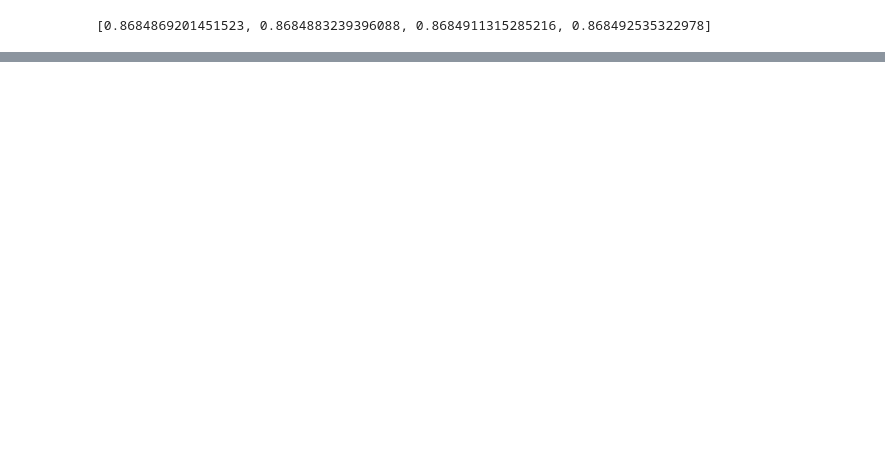
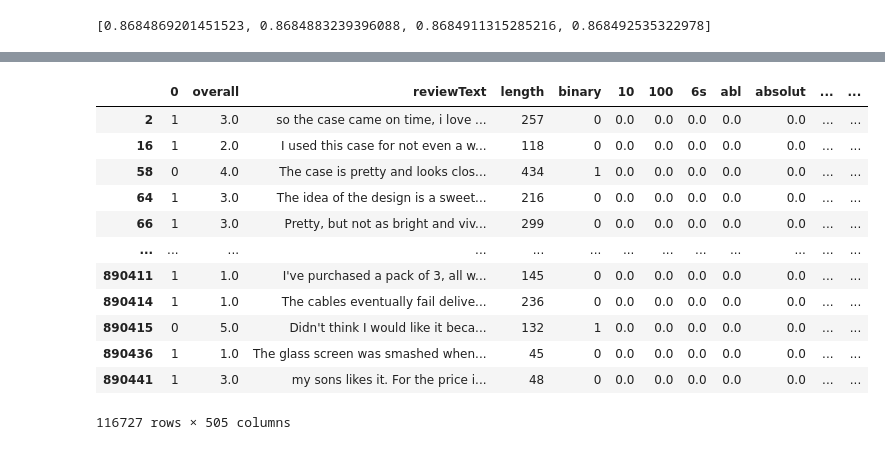
Before and after one commit to 0smee/nlp-capstone, a Jupyter notebook: notebooks/basic-logistic.ipynb, the cells around one changed output, grey strips where cells are left out. Saved outputs shown, nothing was run; the diff lists cells and outputs as text; code cells hidden in the pictures; blank space fills up the shorter version.

```diff
--- a/notebooks/basic-logistic.ipynb
+++ b/notebooks/basic-logistic.ipynb
@@ -111,0 +169,18 @@ decision_tree_classifier = pipe[-1]
+# %%
+incorrect_guesses = df["binary"] != y_pred_baseline
+incorrect_v = pd.Series(y_pred_baseline)[incorrect_guesses]
+pd.concat([pd.Series(incorrect_v),df[incorrect_guesses]], axis=1)
+# %% [output]
+|  | 0 | overall | reviewText | length | binary | 10 | 100 | 6s | abl | absolut | ... | ... |
+| 2 | 1 | 3.0 | so the case came on time, i love ... | 257 | 0 | 0.0 | 0.0 | 0.0 | 0.0 | 0.0 | ... | ... |
+| 16 | 1 | 2.0 | I used this case for not even a w... | 118 | 0 | 0.0 | 0.0 | 0.0 | 0.0 | 0.0 | ... | ... |
+| 58 | 0 | 4.0 | The case is pretty and looks clos... | 434 | 1 | 0.0 | 0.0 | 0.0 | 0.0 | 0.0 | ... | ... |
+| 64 | 1 | 3.0 | The idea of the design is a sweet... | 216 | 0 | 0.0 | 0.0 | 0.0 | 0.0 | 0.0 | ... | ... |
+| 66 | 1 | 3.0 | Pretty, but not as bright and viv... | 299 | 0 | 0.0 | 0.0 | 0.0 | 0.0 | 0.0 | ... | ... |
+| ... | ... | ... | ... | ... | ... | ... | ... | ... | ... | ... | ... | ... |
+| 890411 | 1 | 1.0 | I've purchased a pack of 3, all w... | 145 | 0 | 0.0 | 0.0 | 0.0 | 0.0 | 0.0 | ... | ... |
+| 890414 | 1 | 1.0 | The cables eventually fail delive... | 236 | 0 | 0.0 | 0.0 | 0.0 | 0.0 | 0.0 | ... | ... |
+| 890415 | 0 | 5.0 | Didn't think I would like it beca... | 132 | 1 | 0.0 | 0.0 | 0.0 | 0.0 | 0.0 | ... | ... |
+| 890436 | 1 | 1.0 | The glass screen was smashed when... | 45 | 0 | 0.0 | 0.0 | 0.0 | 0.0 | 0.0 | ... | ... |
+| 890441 | 1 | 3.0 | my sons likes it. For the price i... | 48 | 0 | 0.0 | 0.0 | 0.0 | 0.0 | 0.0 | ... | ... |
+116727 rows × 505 columns
```
Also changed, not shown: parts of 19 cells of this notebook.
